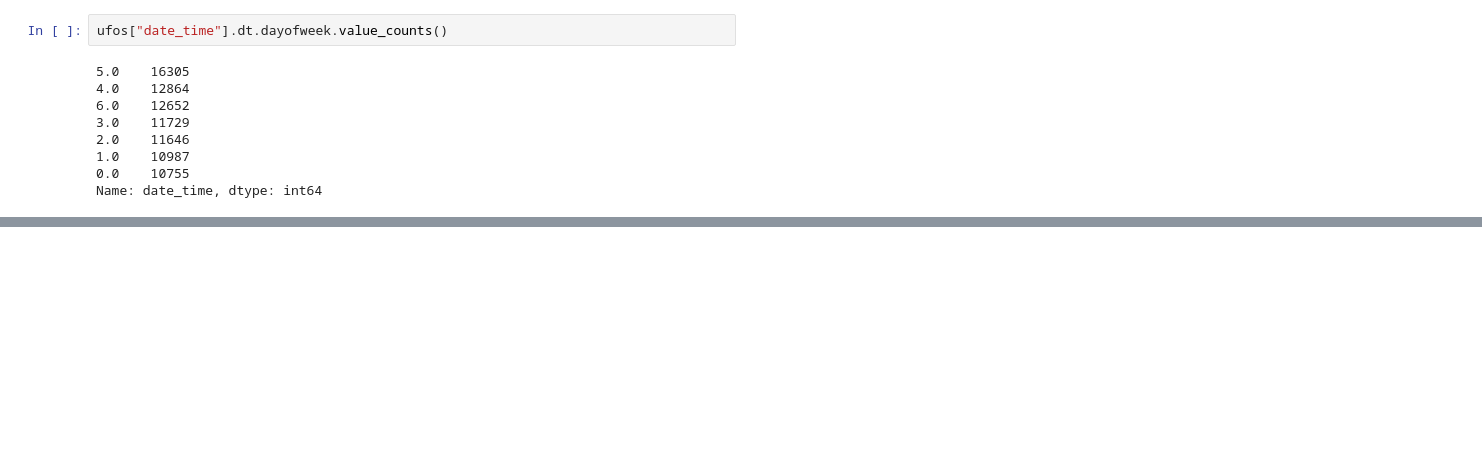
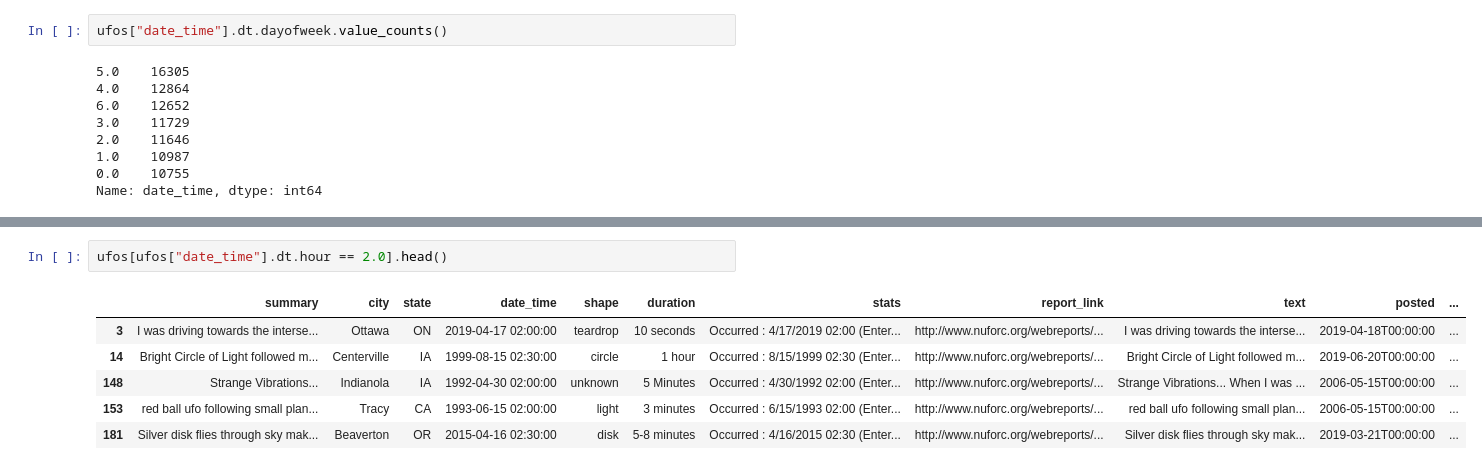
Before and after one commit to rigole/Data-Science-Revision-2023, a Jupyter notebook: data-science-revision-2023.ipynb, the cells around one changed output, grey strips where cells are left out. Drawn from its saved outputs; the diff is of its cells as text; blank space fills up the shorter version.

Commit message:
comparing date

```diff
--- a/data-science-revision-2023.ipynb
+++ b/data-science-revision-2023.ipynb
@@ -309,0 +370,9 @@ Name: date_time, dtype: int64
+# %%
+ufos[ufos["date_time"].dt.hour == 2.0].head()
+# %% [output]
+|  | summary | city | state | date_time | shape | duration | stats | report_link | text | posted | ... |
+| 3 | I was driving towards the interse... | Ottawa | ON | 2019-04-17 02:00:00 | teardrop | 10 seconds | Occurred : 4/17/2019 02:00 (Enter... | http://www.nuforc.org/webreports/... | I was driving towards the interse... | 2019-04-18T00:00:00 | ... |
+| 14 | Bright Circle of Light followed m... | Centerville | IA | 1999-08-15 02:30:00 | circle | 1 hour | Occurred : 8/15/1999 02:30 (Enter... | http://www.nuforc.org/webreports/... | Bright Circle of Light followed m... | 2019-06-20T00:00:00 | ... |
+| 148 | Strange Vibrations... | Indianola | IA | 1992-04-30 02:00:00 | unknown | 5 Minutes | Occurred : 4/30/1992 02:00 (Enter... | http://www.nuforc.org/webreports/... | Strange Vibrations... When I was ... | 2006-05-15T00:00:00 | ... |
+| 153 | red ball ufo following small plan... | Tracy | CA | 1993-06-15 02:00:00 | light | 3 minutes | Occurred : 6/15/1993 02:00 (Enter... | http://www.nuforc.org/webreports/... | red ball ufo following small plan... | 2006-05-15T00:00:00 | ... |
+| 181 | Silver disk flies through sky mak... | Beaverton | OR | 2015-04-16 02:30:00 | disk | 5-8 minutes | Occurred : 4/16/2015 02:30 (Enter... | http://www.nuforc.org/webreports/... | Silver disk flies through sky mak... | 2019-03-21T00:00:00 | ... |
```
Also changed, not shown: parts of 10 cells of this notebook.
